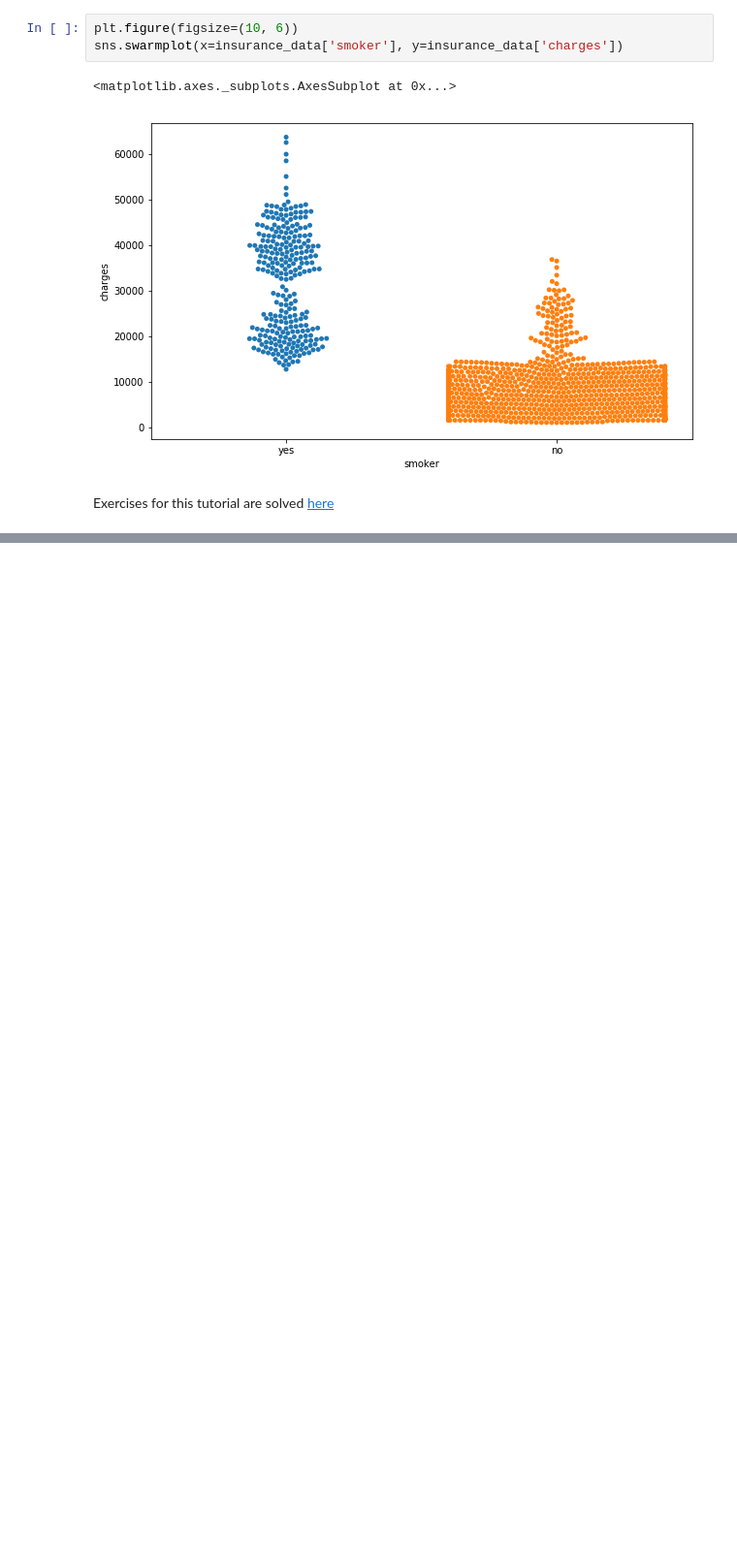
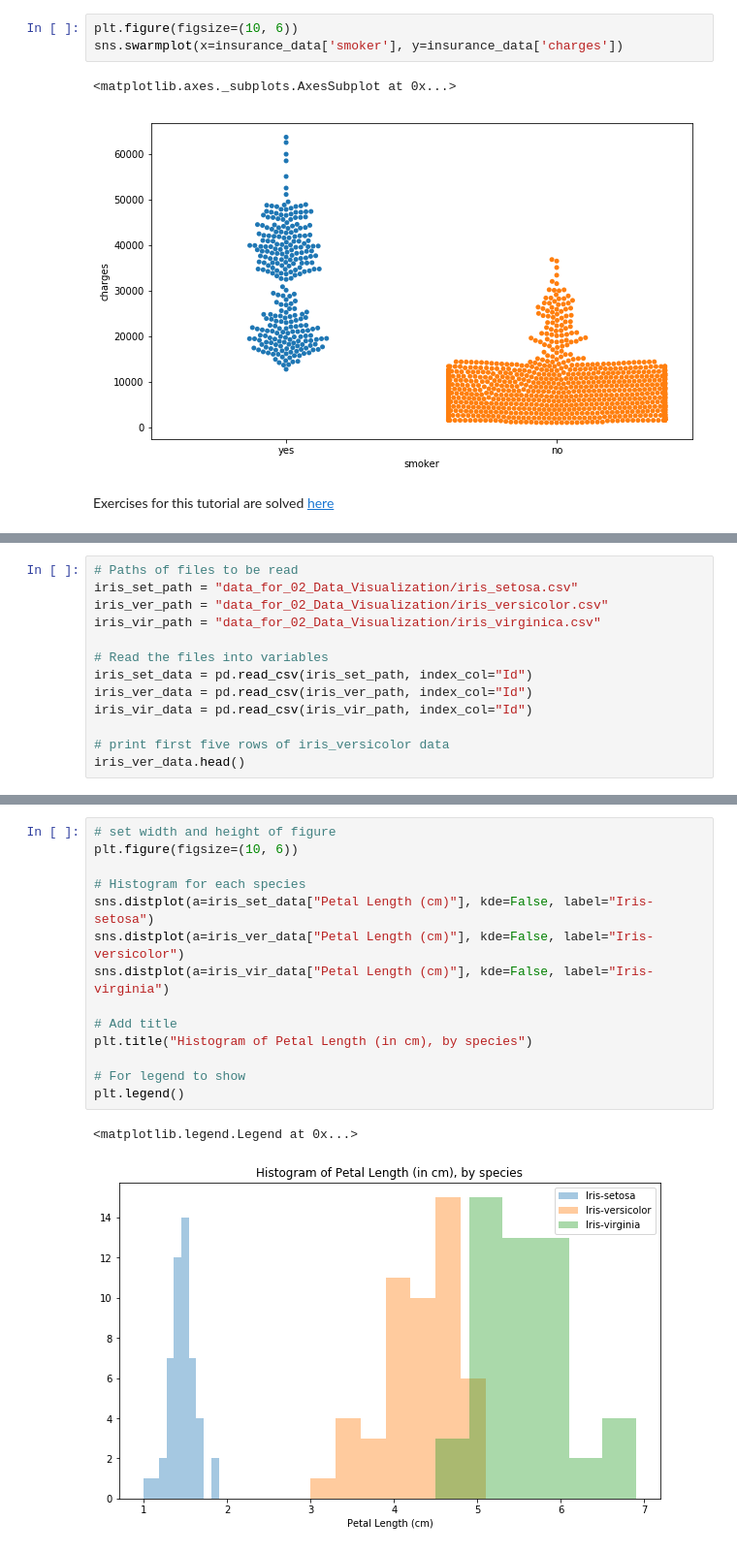
Before and after one commit to ShreyasJothish/datasciencestudygroup, a Jupyter notebook: MahendraBishnoi/02_Data_Visualization_From_Non_Coder_to_Coder.ipynb, the cells around one changed output, grey strips where cells are left out. Shown at 97% size. Drawn from its saved outputs; the diff is of its cells as text; blank space fills up the shorter version.

```diff
--- a/MahendraBishnoi/02_Data_Visualization_From_Non_Coder_to_Coder.ipynb
+++ b/MahendraBishnoi/02_Data_Visualization_From_Non_Coder_to_Coder.ipynb
@@ -325,0 +387,13 @@ Exercises for this tutorial are solved [here](https://www.kaggle.com/mahendrabis
+# %%
+# Paths of files to be read
+iris_set_path = "data_for_02_Data_Visualization/iris_setosa.csv"
+iris_ver_path = "data_for_02_Data_Visualization/iris_versicolor.csv"
+iris_vir_path = "data_for_02_Data_Visualization/iris_virginica.csv"
+
+# Read the files into variables
+iris_set_data = pd.read_csv(iris_set_path, index_col="Id")
+iris_ver_data = pd.read_csv(iris_ver_path, index_col="Id")
+iris_vir_data = pd.read_csv(iris_vir_path, index_col="Id")
+
+# print first five rows of iris_versicolor data
+iris_ver_data.head()
@@ -325,0 +408,17 @@ Exercises for this tutorial are solved [here](https://www.kaggle.com/mahendrabis
+# %%
+# set width and height of figure
+plt.figure(figsize=(10, 6))
+
+# Histogram for each species
+sns.distplot(a=iris_set_data["Petal Length (cm)"], kde=False, label="Iris-setosa")
+sns.distplot(a=iris_ver_data["Petal Length (cm)"], kde=False, label="Iris-versicolor")
+sns.distplot(a=iris_vir_data["Petal Length (cm)"], kde=False, label="Iris-virginia")
+
+# Add title
+plt.title("Histogram of Petal Length (in cm), by species")
+
+# For legend to show
+plt.legend()
+# %% [output]
+<matplotlib.legend.Legend at 0x...>
+[figure, added]
```
Also changed, not shown: parts of 15 cells of this notebook.
